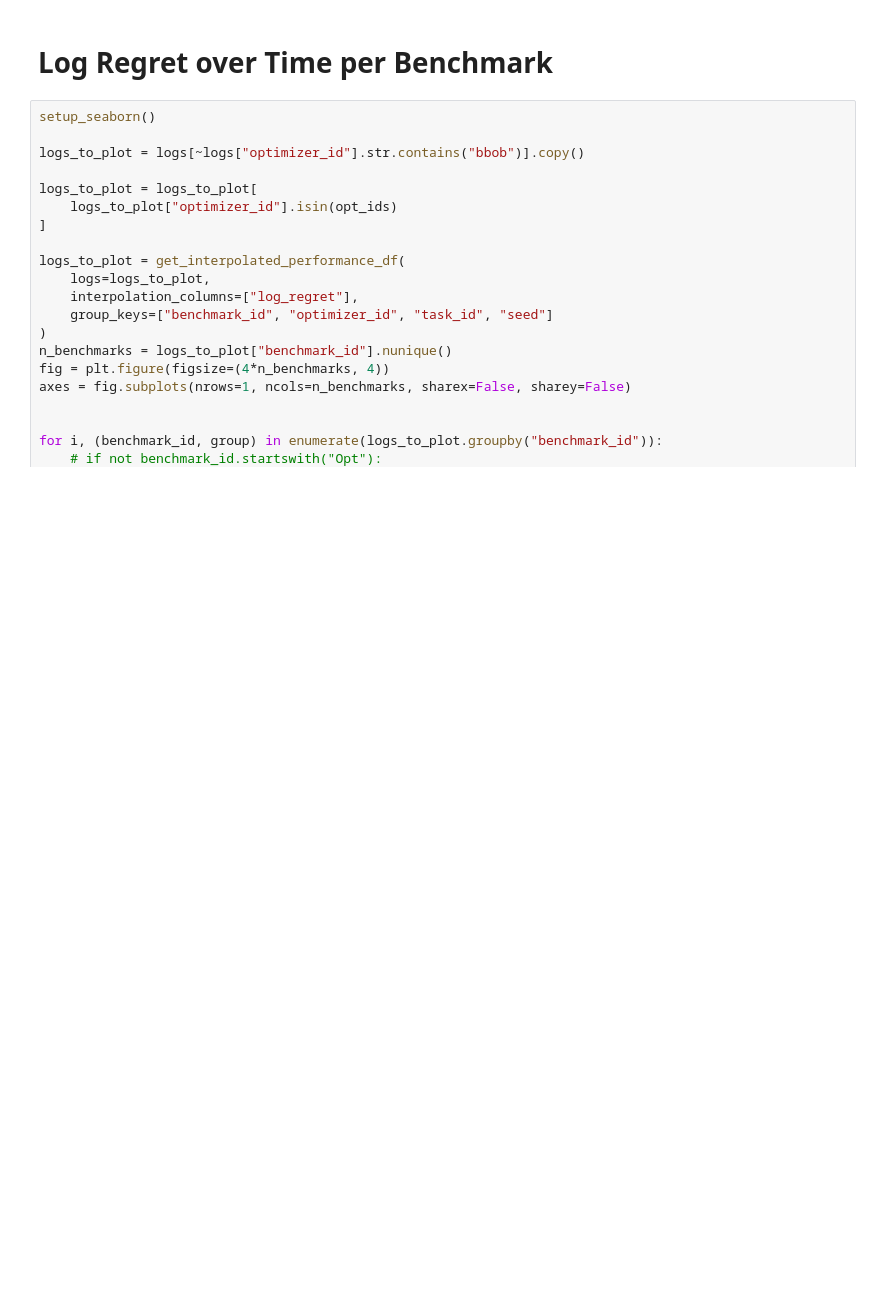
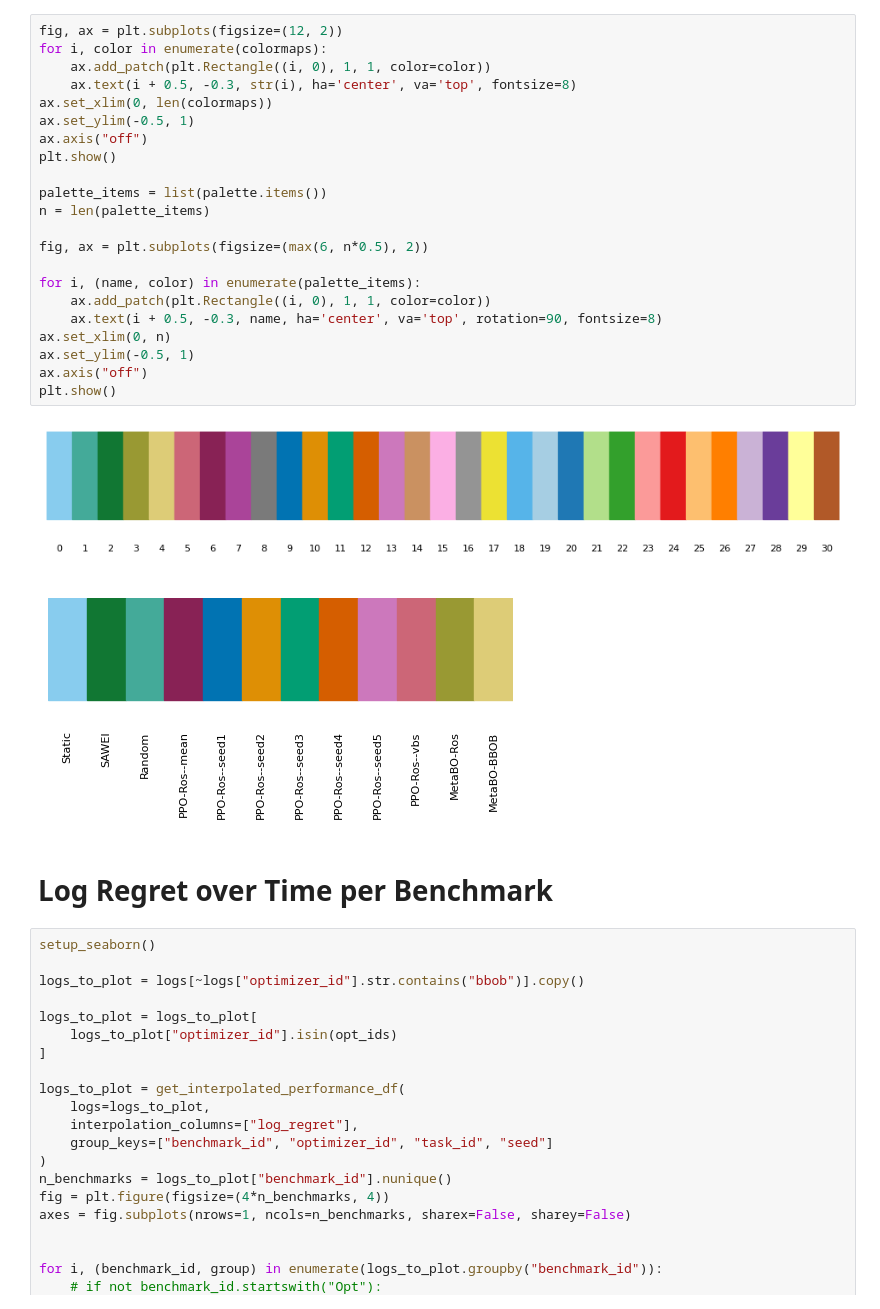
Before and after one commit to automl-private/dacboenv, a Jupyter notebook: notebooks/plot_results_icml_old.ipynb, the cells around one changed output. Drawn from its saved outputs; the diff is of its cells as text; blank space fills up the shorter version.

```diff
--- a/notebooks/plot_results_icml_old.ipynb
+++ b/notebooks/plot_results_icml_old.ipynb
@@ -264,3 +256,28 @@ Processing BBOB...
+# %%
+fig, ax = plt.subplots(figsize=(12, 2))
+for i, color in enumerate(colormaps):
+    ax.add_patch(plt.Rectangle((i, 0), 1, 1, color=color))
+    ax.text(i + 0.5, -0.3, str(i), ha='center', va='top', fontsize=8)
+ax.set_xlim(0, len(colormaps))
+ax.set_ylim(-0.5, 1)
+ax.axis("off")
+plt.show()
+
+palette_items = list(palette.items())
+n = len(palette_items)
+
+fig, ax = plt.subplots(figsize=(max(6, n*0.5), 2))
+
+for i, (name, color) in enumerate(palette_items):
+    ax.add_patch(plt.Rectangle((i, 0), 1, 1, color=color))
+    ax.text(i + 0.5, -0.3, name, ha='center', va='top', rotation=90, fontsize=8)
+ax.set_xlim(0, n)
+ax.set_ylim(-0.5, 1)
+ax.axis("off")
+plt.show()
+# %% [output]
+[figure, added]
+[figure, added]
 # %% [markdown]
 # Log Regret over Time per Benchmark
 # %%
```
Also changed, not shown: parts of 10 cells of this notebook, 5 other files.
